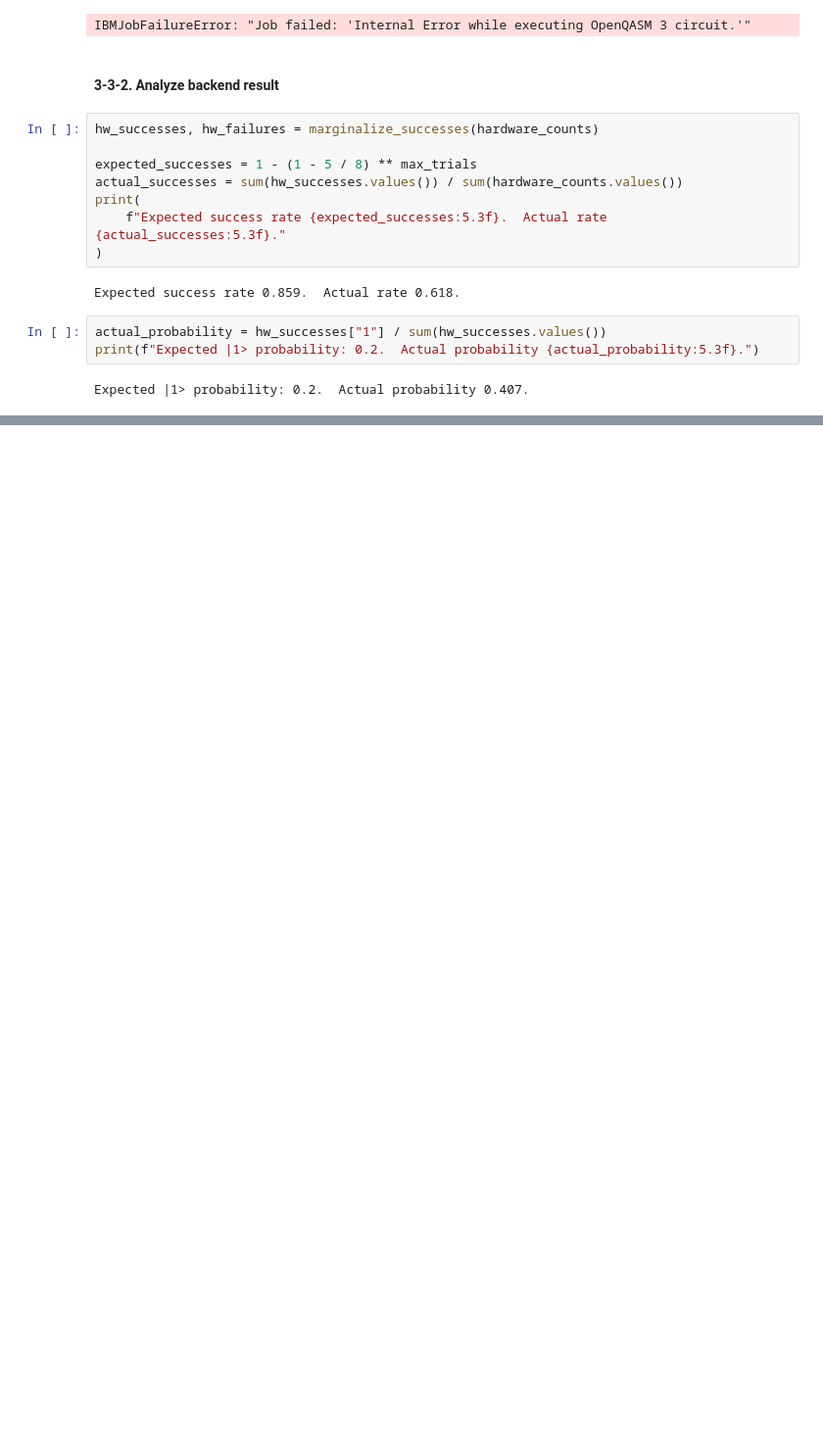
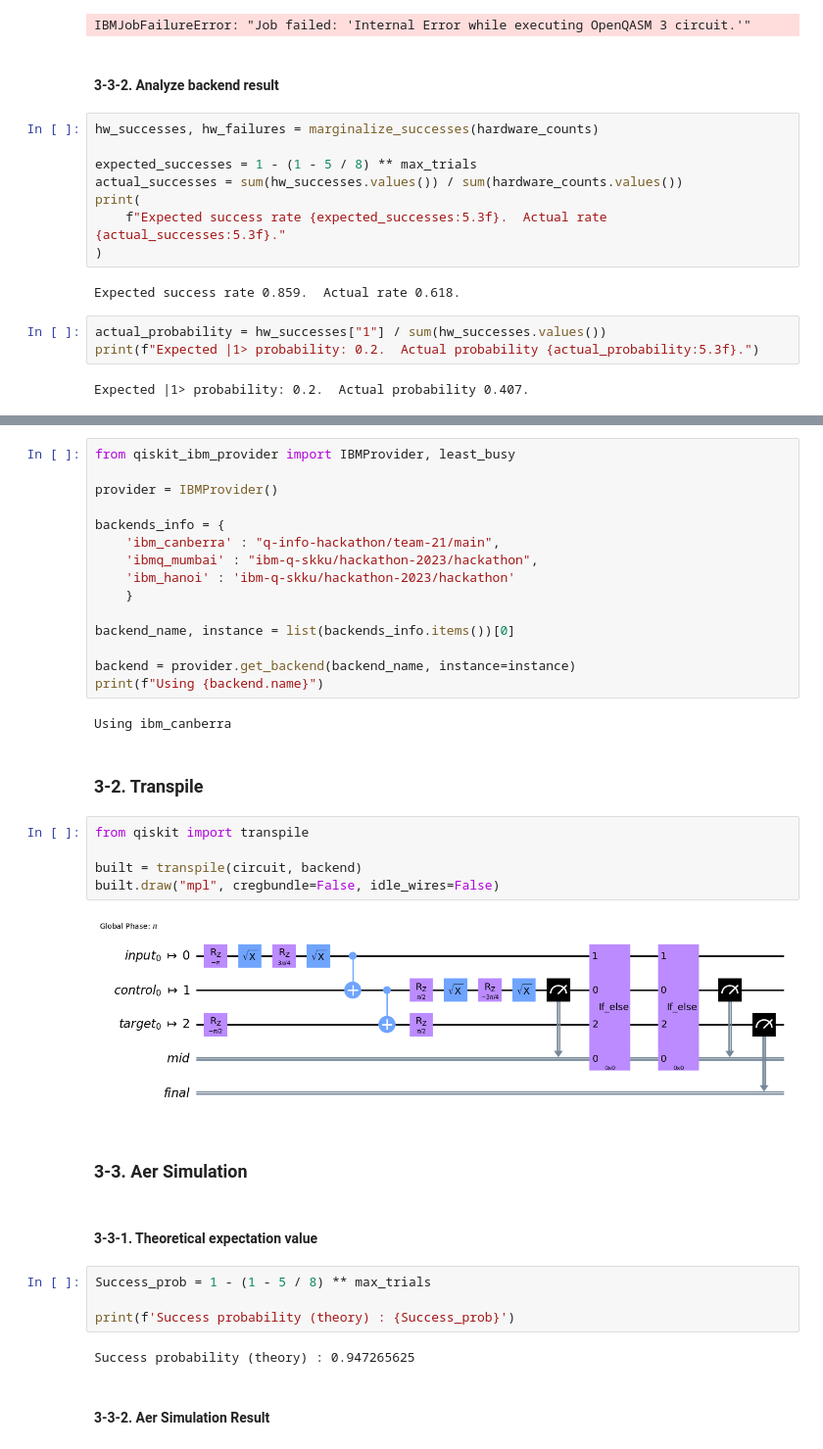
Before and after one commit to yunseo-kim/quantum-rnn, a Jupyter notebook: rus_circuit.ipynb, the cells around one changed output, grey strips where cells are left out. Shown: that part at 98% size. Saved outputs shown, nothing was run; the diff lists cells and outputs as text; blank space fills up the shorter version.

```diff
--- a/rus_circuit.ipynb
+++ b/rus_circuit.ipynb
@@ -198,0 +307,38 @@ Expected |1> probability: 0.2.  Actual probability 0.407.
+# %%
+from qiskit_ibm_provider import IBMProvider, least_busy
+
+provider = IBMProvider()
+
+backends_info = {
+    'ibm_canberra' : "q-info-hackathon/team-21/main",
+    'ibmq_mumbai' : "ibm-q-skku/hackathon-2023/hackathon",
+    'ibm_hanoi' : 'ibm-q-skku/hackathon-2023/hackathon'
+    }
+
+backend_name, instance = list(backends_info.items())[0]
+
+backend = provider.get_backend(backend_name, instance=instance)
+print(f"Using {backend.name}")
+# %% [output]
+Using ibm_canberra
+# %% [markdown]
+### 3-2. Transpile
+# %%
+from qiskit import transpile
+
+built = transpile(circuit, backend)
+built.draw("mpl", cregbundle=False, idle_wires=False)
+# %% [output]
+[figure, added]
+# %% [markdown]
+### 3-3. Aer Simulation
+# %% [markdown]
+#### 3-3-1. Theoretical expectation value
+# %%
+Success_prob = 1 - (1 - 5 / 8) ** max_trials
+
+print(f'Success probability (theory) : {Success_prob}')
+# %% [output]
+Success probability (theory) : 0.947265625
+# %% [markdown]
+#### 3-3-2. Aer Simulation Result
```
Also changed, not shown: parts of 15 cells of this notebook.
